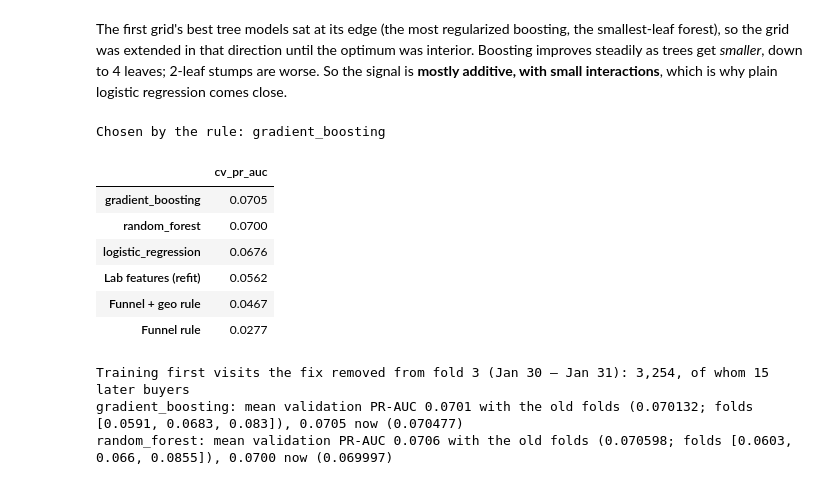
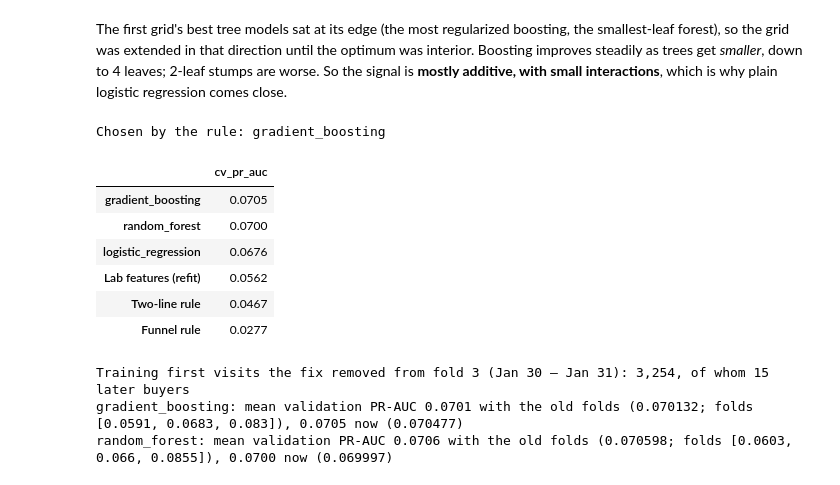
Before and after one commit to Pann13223029/merch-store-marketing-case-study, a Jupyter notebook: notebooks/04_analyze_remarketing.ipynb, the cells around one changed output. Drawn from its saved outputs; the diff is of its cells as text; code cells hidden in the pictures.

```diff
--- a/notebooks/04_analyze_remarketing.ipynb
+++ b/notebooks/04_analyze_remarketing.ipynb
@@ -234,24 +234,24 @@ The first grid's best tree models sat at its edge (the most regularized boosting
 # %%
 best = pd.read_json(tuning_path)
 best = best.loc[best.groupby("model").cv_pr_auc.idxmax()].set_index("model")
 chosen = best.cv_pr_auc.idxmax()
 
 baseline_cv = {}
-for name, rule in [("Funnel rule", funnel_rule_score), ("Funnel + geo rule", funnel_geo_rule_score)]:
+for name, rule in [("Funnel rule", funnel_rule_score), ("Two-line rule", funnel_geo_rule_score)]:
     baseline_cv[name] = np.mean([average_precision_score(rows_between(train, c, e)[LABEL], rule(rows_between(train, c, e)))
                                  for _, (c, e) in CV_FOLDS])
 baseline_cv["Lab features (refit)"] = cross_validate(lab_features_pipeline, train)["cv_pr_auc"]
 summary = pd.concat([pd.Series(baseline_cv, name="cv_pr_auc"), best.cv_pr_auc]).sort_values(ascending=False)
 print("Chosen by the rule:", chosen)
 summary.round(4).to_frame()
 # %% [output]
 Chosen by the rule: gradient_boosting
 |  | cv_pr_auc |
 | gradient_boosting | 0.0705 |
 | random_forest | 0.0700 |
 | logistic_regression | 0.0676 |
 | Lab features (refit) | 0.0562 |
-| Funnel + geo rule | 0.0467 |
+| Two-line rule | 0.0467 |
 | Funnel rule | 0.0277 |
 # %%
 # Old method, for the record (D-B8): the first run's fold 3 trained through Jan 31. Each label looks 30 days ahead, so the
```
Also changed, not shown: parts of 13 cells of this notebook, 25 other files.
